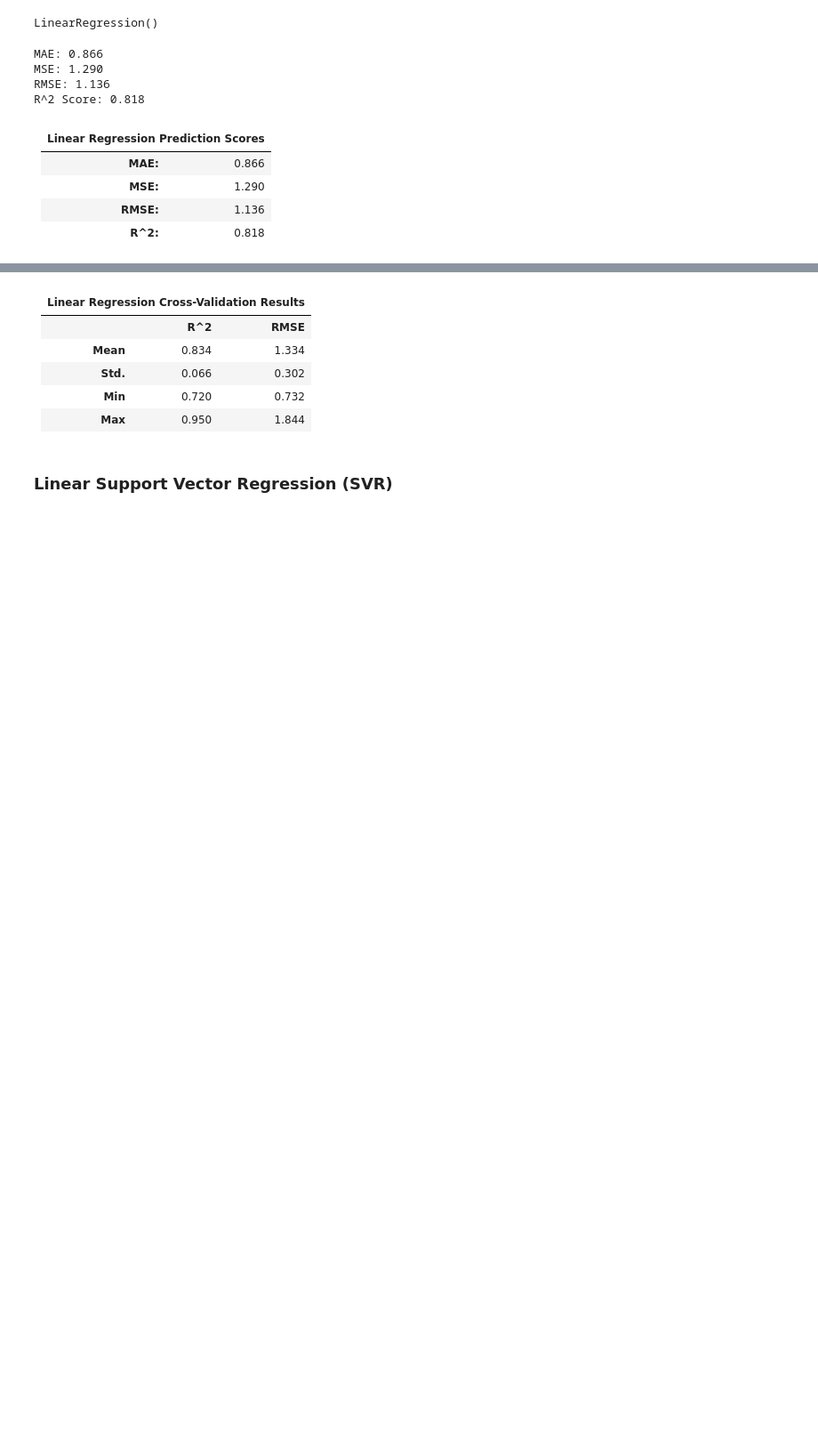
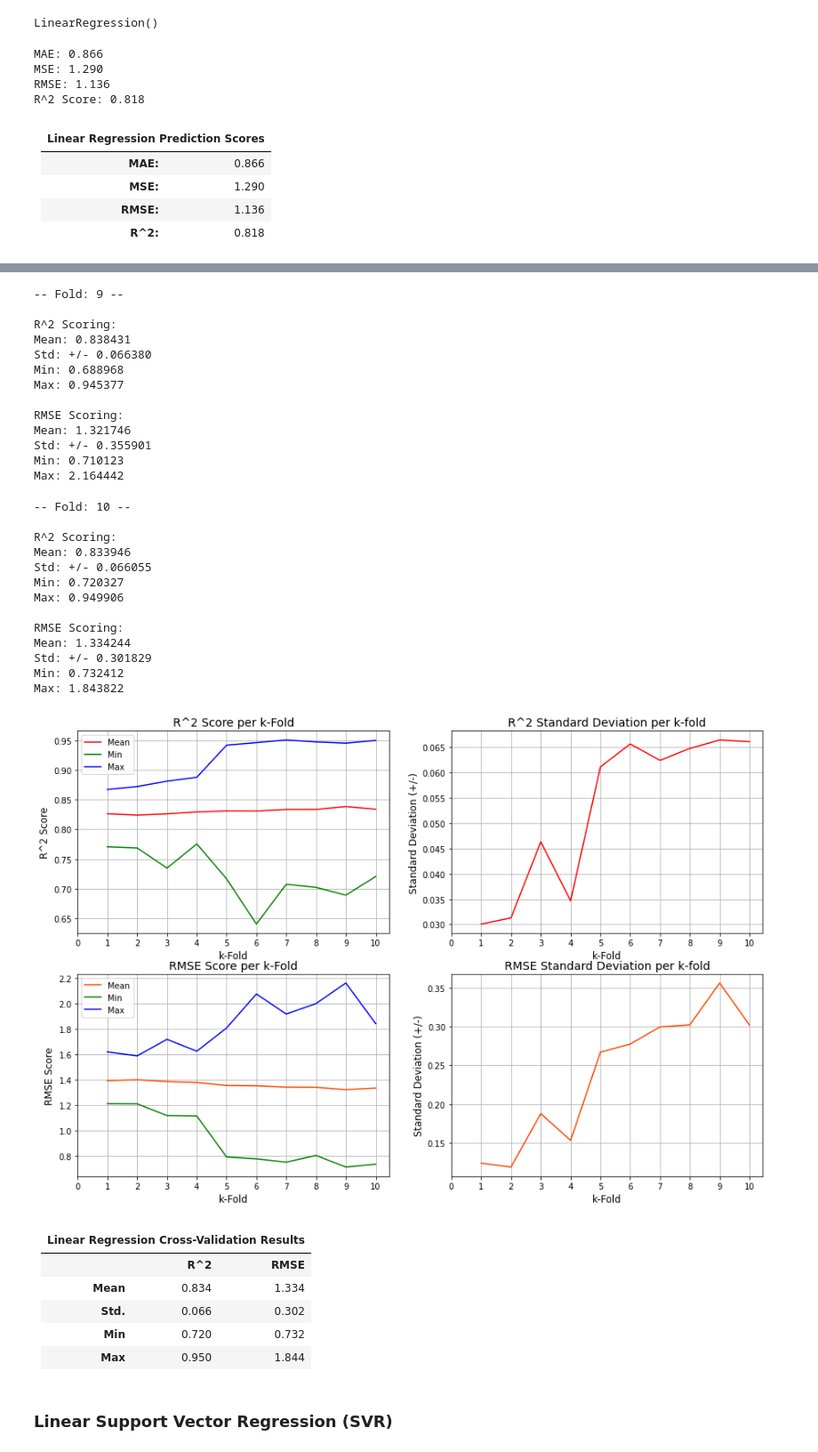
Before and after one commit to MarkLee7925/Student-Grade-Regression, a Jupyter notebook: Portuguese/Student_Grade_Regression_Portuguese.ipynb, the cells around one changed output, grey strips where cells are left out. Shown at 89% size. Drawn from its saved outputs; the diff is of its cells as text; code cells hidden in the pictures; blank space fills up the shorter version.

```diff
--- a/Portuguese/Student_Grade_Regression_Portuguese.ipynb
+++ b/Portuguese/Student_Grade_Regression_Portuguese.ipynb
@@ -705,0 +783,4 @@ Max: 1.843822
+# %%
+# Linear Regression - k-Fold Cross Validation
+lr_cv = k_fold(lr_reg, 10)
+# %% [output]
@@ -706,3 +864,30 @@ Max: 1.843822
+-- Fold: 9 --
+
+R^2 Scoring:
+Mean: 0.838431
+Std: +/- 0.066380
+Min: 0.688968
+Max: 0.945377
+
+RMSE Scoring:
+Mean: 1.321746
+Std: +/- 0.355901
+Min: 0.710123
+Max: 2.164442
+-- Fold: 10 --
+
+R^2 Scoring:
+Mean: 0.833946
+Std: +/- 0.066055
+Min: 0.720327
+Max: 0.949906
+
+RMSE Scoring:
+Mean: 1.334244
+Std: +/- 0.301829
+Min: 0.732412
+Max: 1.843822
+[figure, added]
 # %% [markdown]
 <table border = "1">
   <thead>
```
Also changed, not shown: parts of 79 cells of this notebook.
